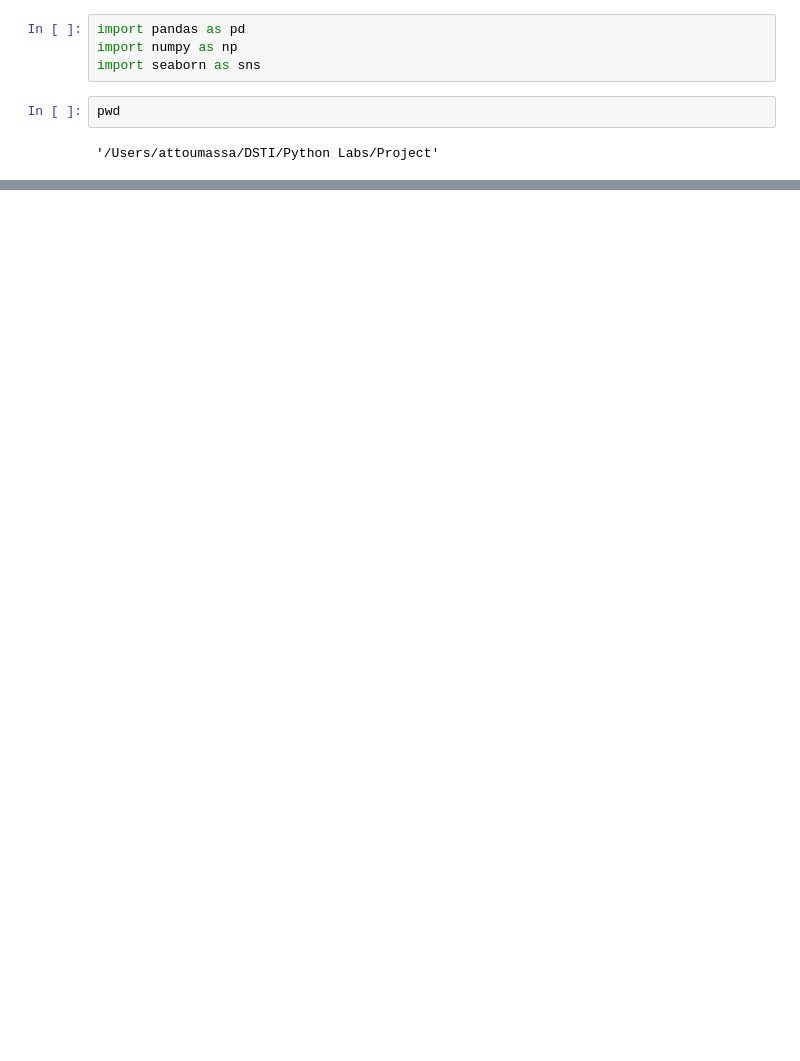
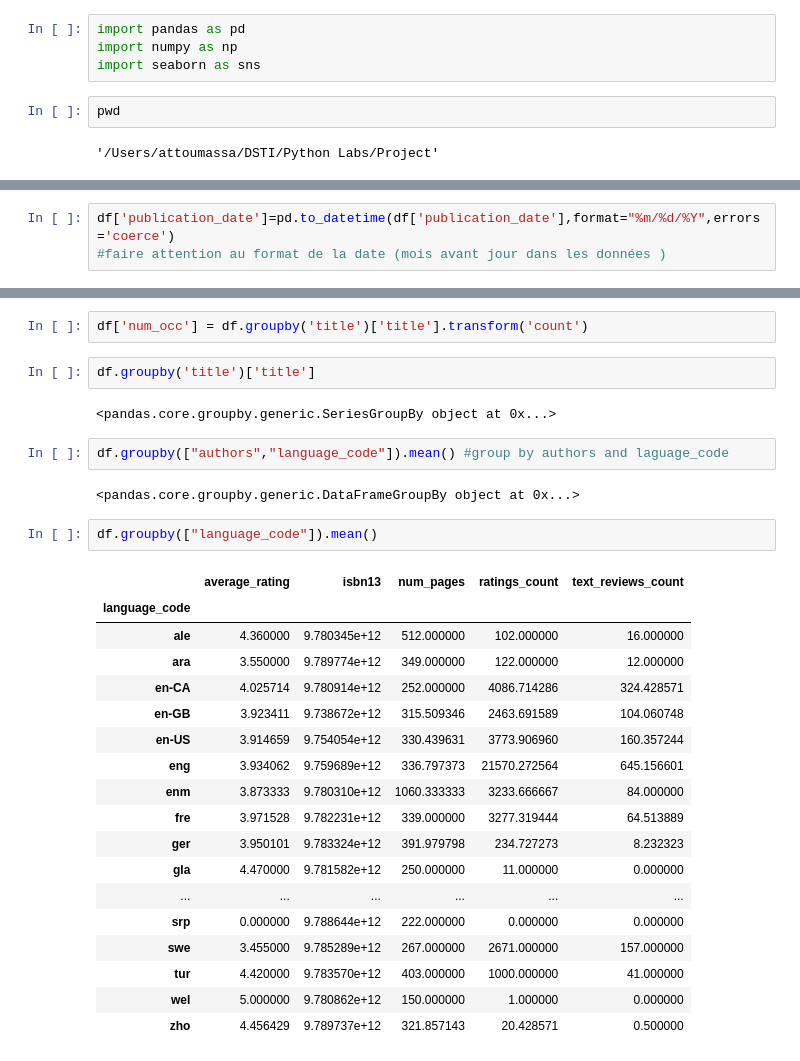
Before and after one commit to Attoumassa/book_rating_prediction_model, a Jupyter notebook: Data_analysis/book_rating.ipynb, the cells around one changed output, grey strips where cells are left out. Drawn from its saved outputs; the diff is of its cells as text; blank space fills up the shorter version.

```diff
--- a/Data_analysis/book_rating.ipynb
+++ b/Data_analysis/book_rating.ipynb
@@ -29,0 +72,3 @@ df
+# %%
+df['publication_date']=pd.to_datetime(df['publication_date'],format="%m/%d/%Y",errors='coerce')
+#faire attention au format de la date (mois avant jour dans les données )
@@ -29,0 +90,31 @@ df
+# %%
+df['num_occ'] = df.groupby('title')['title'].transform('count')
+# %%
+df.groupby('title')['title']
+# %% [output]
+<pandas.core.groupby.generic.SeriesGroupBy object at 0x...>
+# %%
+df.groupby(["authors","language_code"]).mean() #group by authors and laguage_code
+# %% [output]
+<pandas.core.groupby.generic.DataFrameGroupBy object at 0x...>
+# %%
+df.groupby(["language_code"]).mean()
+# %% [output]
+|  | average_rating | isbn13 | num_pages | ratings_count | text_reviews_count |
+| language_code |  |  |  |  |  |
+| ale | 4.360000 | 9.780345e+12 | 512.000000 | 102.000000 | 16.000000 |
+| ara | 3.550000 | 9.789774e+12 | 349.000000 | 122.000000 | 12.000000 |
+| en-CA | 4.025714 | 9.780914e+12 | 252.000000 | 4086.714286 | 324.428571 |
+| en-GB | 3.923411 | 9.738672e+12 | 315.509346 | 2463.691589 | 104.060748 |
+| en-US | 3.914659 | 9.754054e+12 | 330.439631 | 3773.906960 | 160.357244 |
+| eng | 3.934062 | 9.759689e+12 | 336.797373 | 21570.272564 | 645.156601 |
+| enm | 3.873333 | 9.780310e+12 | 1060.333333 | 3233.666667 | 84.000000 |
+| fre | 3.971528 | 9.782231e+12 | 339.000000 | 3277.319444 | 64.513889 |
+| ger | 3.950101 | 9.783324e+12 | 391.979798 | 234.727273 | 8.232323 |
+| gla | 4.470000 | 9.781582e+12 | 250.000000 | 11.000000 | 0.000000 |
+| ... | ... | ... | ... | ... | ... |
+| srp | 0.000000 | 9.788644e+12 | 222.000000 | 0.000000 | 0.000000 |
+| swe | 3.455000 | 9.785289e+12 | 267.000000 | 2671.000000 | 157.000000 |
+| tur | 4.420000 | 9.783570e+12 | 403.000000 | 1000.000000 | 41.000000 |
+| wel | 5.000000 | 9.780862e+12 | 150.000000 | 1.000000 | 0.000000 |
+| zho | 4.456429 | 9.789737e+12 | 321.857143 | 20.428571 | 0.500000 |
```
Also changed, not shown: parts of 9 cells of this notebook, 2 other files.
